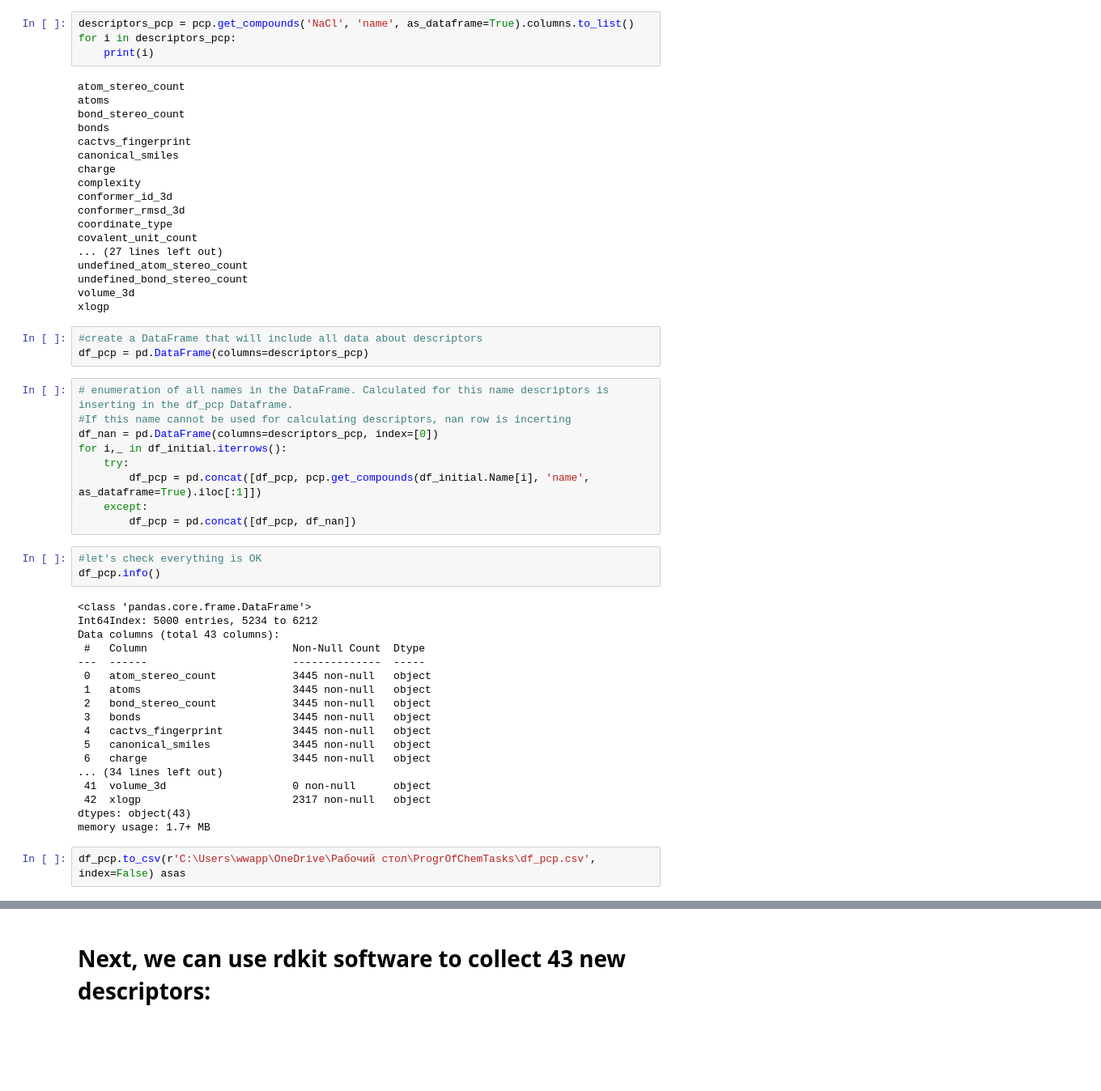
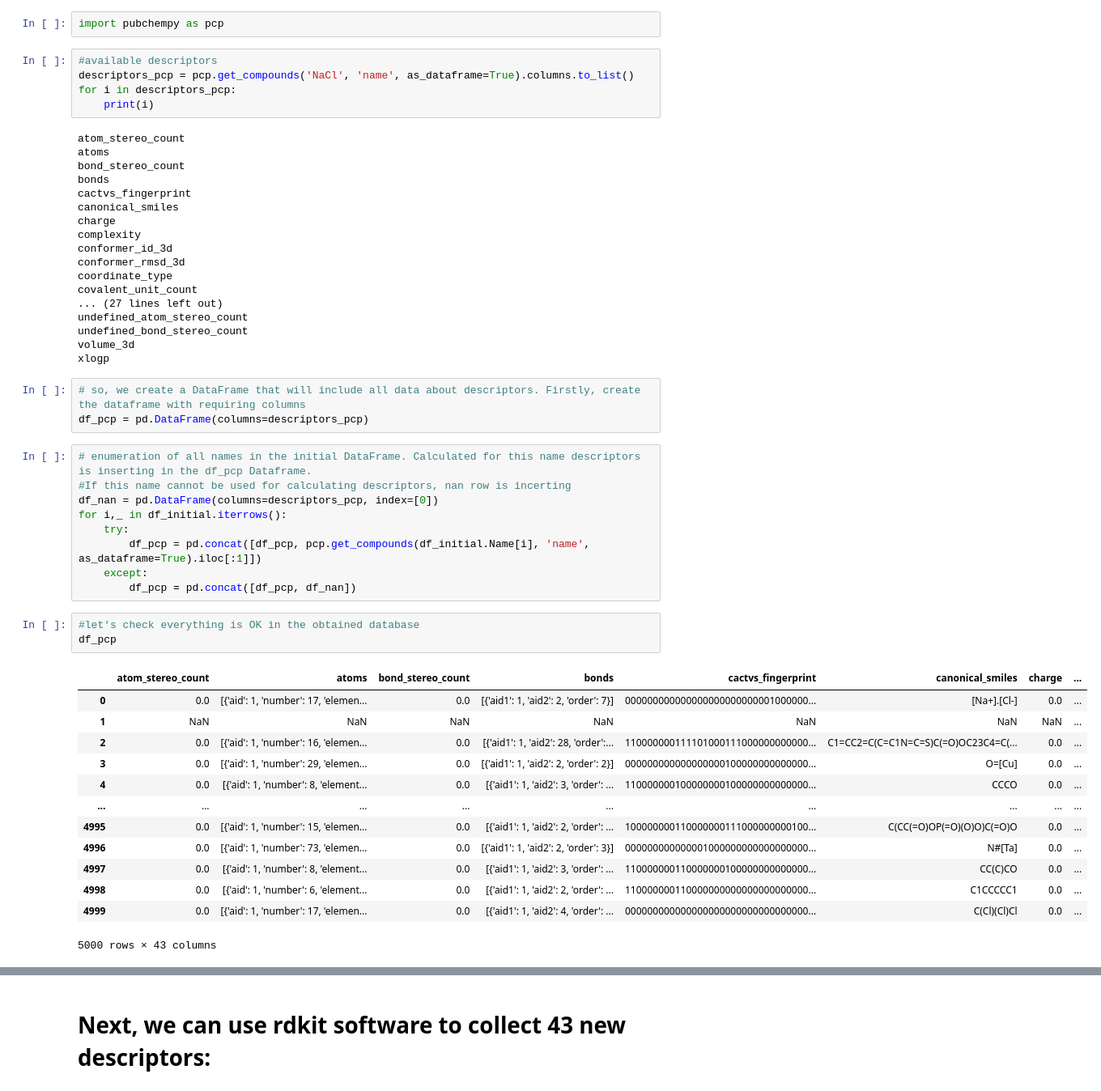
Before and after one commit to wwapper/ML_course, a Jupyter notebook: HW1.ipynb, the cells around one changed output, grey strips where cells are left out. Shown at 81% size. Drawn from its saved outputs; the diff is of its cells as text; blank space fills up the shorter version.

```diff
--- a/HW1.ipynb
+++ b/HW1.ipynb
@@ -49,4 +44,7 @@ Name: Name, Length: 5000, dtype: object
+# %%
+import pubchempy as pcp
 # %%
+#available descriptors
 descriptors_pcp = pcp.get_compounds('NaCl', 'name', as_dataframe=True).columns.to_list()
 for i in descriptors_pcp:
     print(i)
@@ -69,10 +67,10 @@ undefined_bond_stereo_count
 volume_3d
 xlogp
 # %%
-#create a DataFrame that will include all data about descriptors
+# so, we create a DataFrame that will include all data about descriptors. Firstly, create the dataframe with requiring columns
 df_pcp = pd.DataFrame(columns=descriptors_pcp)
 # %%
-# enumeration of all names in the DataFrame. Calculated for this name descriptors is inserting in the df_pcp Dataframe.
+# enumeration of all names in the initial DataFrame. Calculated for this name descriptors is inserting in the df_pcp Dataframe.
 #If this name cannot be used for calculating descriptors, nan row is incerting
 df_nan = pd.DataFrame(columns=descriptors_pcp, index=[0])
 for i,_ in df_initial.iterrows():
@@ -81,25 +79,19 @@ for i,_ in df_initial.iterrows():
     except:
         df_pcp = pd.concat([df_pcp, df_nan])
 # %%
-#let's check everything is OK
-df_pcp.info()
+#let's check everything is OK in the obtained database
+df_pcp
 # %% [output]
+|  | atom_stereo_count | atoms | bond_stereo_count | bonds | cactvs_fingerprint | canonical_smiles | charge | ... |
+| 0 | 0.0 | [{'aid': 1, 'number': 17, 'elemen... | 0.0 | [{'aid1': 1, 'aid2': 2, 'order': 7}] | 000000000000000000000000001000000... | [Na+].[Cl-] | 0.0 | ... |
+| 1 | NaN | NaN | NaN | NaN | NaN | NaN | NaN | ... |
+| 2 | 0.0 | [{'aid': 1, 'number': 16, 'elemen... | 0.0 | [{'aid1': 1, 'aid2': 28, 'order':... | 110000000111101000111000000000000... | C1=CC2=C(C=C1N=C=S)C(=O)OC23C4=C(... | 0.0 | ... |
+| 3 | 0.0 | [{'aid': 1, 'number': 29, 'elemen... | 0.0 | [{'aid1': 1, 'aid2': 2, 'order': 2}] | 000000000000000000100000000000000... | O=[Cu] | 0.0 | ... |
+| 4 | 0.0 | [{'aid': 1, 'number': 8, 'element... | 0.0 | [{'aid1': 1, 'aid2': 3, 'order': ... | 110000000100000000100000000000000... | CCCO | 0.0 | ... |
+| ... | ... | ... | ... | ... | ... | ... | ... | ... |
+| 4995 | 0.0 | [{'aid': 1, 'number': 15, 'elemen... | 0.0 | [{'aid1': 1, 'aid2': 2, 'order': ... | 100000000110000000111000000000100... | C(CC(=O)OP(=O)(O)O)C(=O)O | 0.0 | ... |
+| 4996 | 0.0 | [{'aid': 1, 'number': 73, 'elemen... | 0.0 | [{'aid1': 1, 'aid2': 2, 'order': 3}] | 000000000000001000000000000000000... | N#[Ta] | 0.0 | ... |
+| 4997 | 0.0 | [{'aid': 1, 'number': 8, 'element... | 0.0 | [{'aid1': 1, 'aid2': 3, 'order': ... | 110000000110000000100000000000000... | CC(C)CO | 0.0 | ... |
+| 4998 | 0.0 | [{'aid': 1, 'number': 6, 'element... | 0.0 | [{'aid1': 1, 'aid2': 2, 'order': ... | 110000000110000000000000000000000... | C1CCCCC1 | 0.0 | ... |
+| 4999 | 0.0 | [{'aid': 1, 'number': 17, 'elemen... | 0.0 | [{'aid1': 1, 'aid2': 4, 'order': ... | 000000000000000000000000000000000... | C(Cl)(Cl)Cl | 0.0 | ... |
-<class 'pandas.core.frame.DataFrame'>
-Int64Index: 5000 entries, 5234 to 6212
-Data columns (total 43 columns):
- #   Column                       Non-Null Count  Dtype
----  ------                       --------------  -----
- 0   atom_stereo_count            3445 non-null   object
- 1   atoms                        3445 non-null   object
- 2   bond_stereo_count            3445 non-null   object
- 3   bonds                        3445 non-null   object
- 4   cactvs_fingerprint           3445 non-null   object
- 5   canonical_smiles             3445 non-null   object
- 6   charge                       3445 non-null   object
-... (34 lines left out)
- 41  volume_3d                    0 non-null      object
- 42  xlogp                        2317 non-null   object
-dtypes: object(43)
-memory usage: 1.7+ MB
+5000 rows × 43 columns
-# %%
-df_pcp.to_csv(r'C:\Users\wwapp\OneDrive\Рабочий стол\ProgrOfChemTasks\df_pcp.csv', index=False) asas
```
Also changed, not shown: parts of 38 cells of this notebook.
